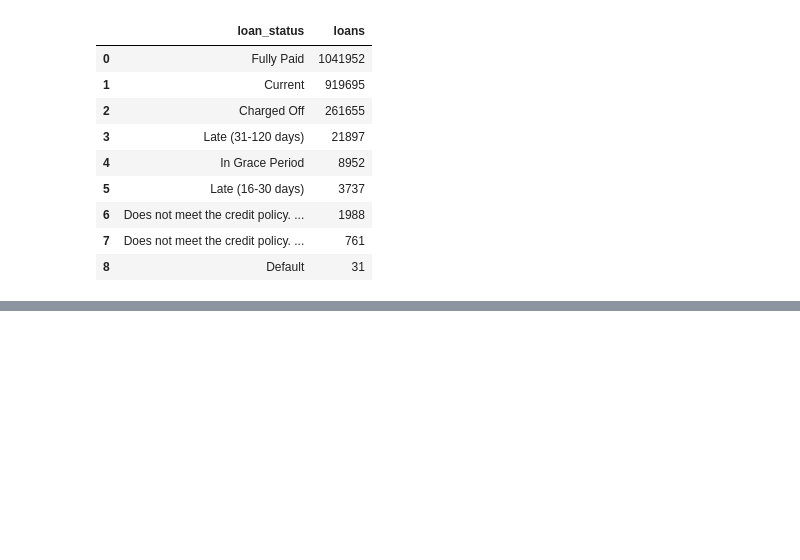
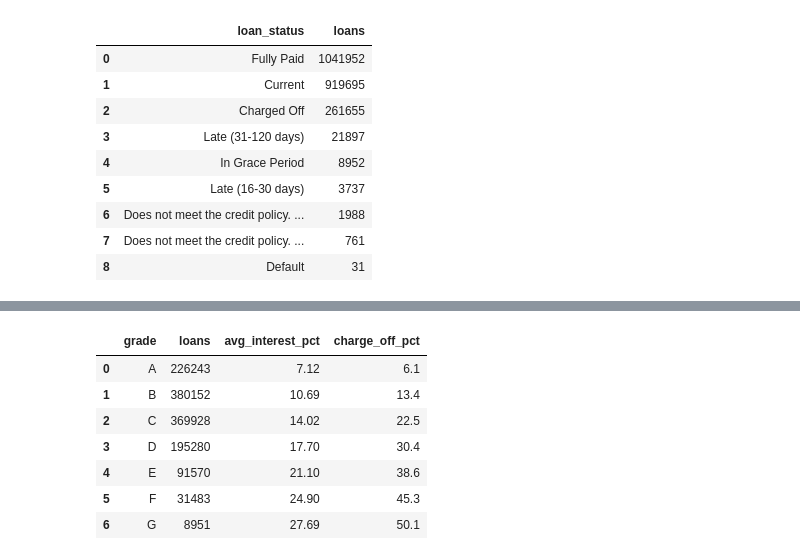
Before and after one commit to arenasdelgadopaula-star/credit-risk-analysis, a Jupyter notebook: 01_data_exploration.ipynb, the cells around one changed output, grey strips where cells are left out. Cells and saved outputs as stored; diff of their text form; code cells hidden in the pictures; blank space fills up the shorter version.

```diff
--- a/01_data_exploration.ipynb
+++ b/01_data_exploration.ipynb
@@ -48,0 +68,20 @@ pd.read_sql_query("SELECT loan_status, COUNT(*) AS loans FROM loans GROUP BY loa
+# %%
+pd.read_sql_query("""
+SELECT grade,
+       COUNT(*) AS loans,
+       ROUND(AVG(int_rate), 2) AS avg_interest_pct,
+       ROUND(100.0 * SUM(CASE WHEN loan_status = 'Charged Off' THEN 1 ELSE 0 END) / COUNT(*), 1) AS charge_off_pct
+FROM loans
+WHERE loan_status IN ('Fully Paid', 'Charged Off')
+GROUP BY grade
+ORDER BY grade;
+""", conn)
+# %% [output]
+|  | grade | loans | avg_interest_pct | charge_off_pct |
+| 0 | A | 226243 | 7.12 | 6.1 |
+| 1 | B | 380152 | 10.69 | 13.4 |
+| 2 | C | 369928 | 14.02 | 22.5 |
+| 3 | D | 195280 | 17.70 | 30.4 |
+| 4 | E | 91570 | 21.10 | 38.6 |
+| 5 | F | 31483 | 24.90 | 45.3 |
+| 6 | G | 8951 | 27.69 | 50.1 |
```
Also changed, not shown: parts of 2 cells of this notebook.
